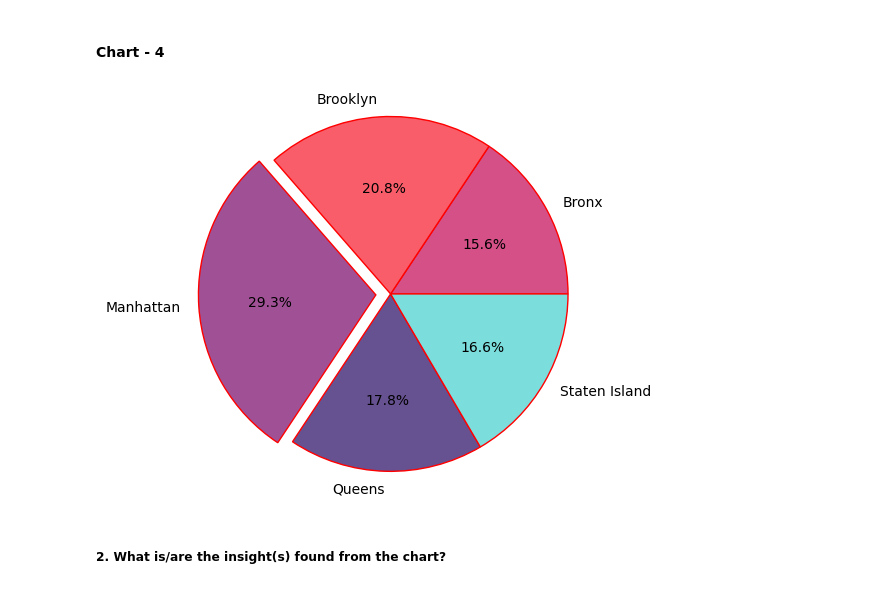
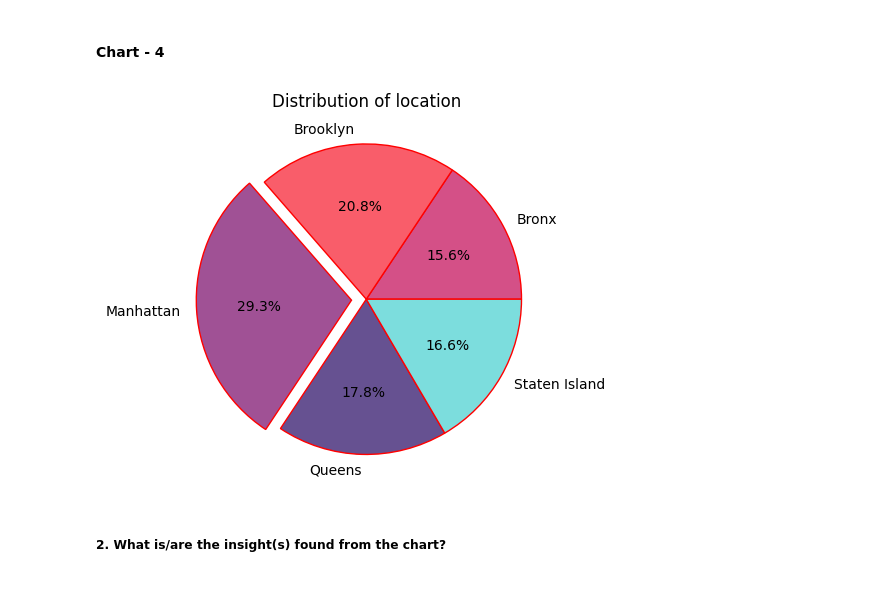
Before and after one commit to ankit-chuahan/Air_bnb_project, a Jupyter notebook: Air_bnd_ankit_.ipynb, the cells around one changed output. Saved outputs shown, nothing was run; the diff lists cells and outputs as text; code cells hidden in the pictures.

```diff
--- a/Air_bnd_ankit_.ipynb
+++ b/Air_bnd_ankit_.ipynb
@@ -308,15 +308,16 @@ Are there any insights that lead to negative growth? Justify with specific reaso
 # %%
 # distribution of location according to mimimum nights
 
 min_ = air.groupby("location")[["minimum_nights"]].mean()          #grouping locataion according to minimum nights spend
 
 ex= [0,0,0.1,0,0]                                                  # perameter for explode function which  is used to slice it from piechart
 col = ["#d45087","#f95d6a","#a05195","#665191","#7CDDDD"]
 
-plt.pie(min_['minimum_nights'],labels=min_.index, colors =col,autopct='%1.1f%%',explode=ex,radius=1.2,wedgeprops={"linewidth":1,"edgecolor": 'r'})      #here i use min_.index because after using group by function column on which we make group become index
+plt.pie(min_['minimum_nights'],labels=min_.index, colors =col,autopct='%1.1f%%',explode=ex,radius=1.05,wedgeprops={"linewidth":1,"edgecolor": 'r'})      #here i use min_.index because after using group by function column on which we make group become index
+plt.title("Distribution of location")
 plt.show()
 # %% [output]
-[figure, old version]
+[figure, new version]
 # %% [markdown]
 ##### 2. What is/are the insight(s) found from the chart?
 # %% [markdown]
```
Also changed, not shown: parts of 7 cells of this notebook.
